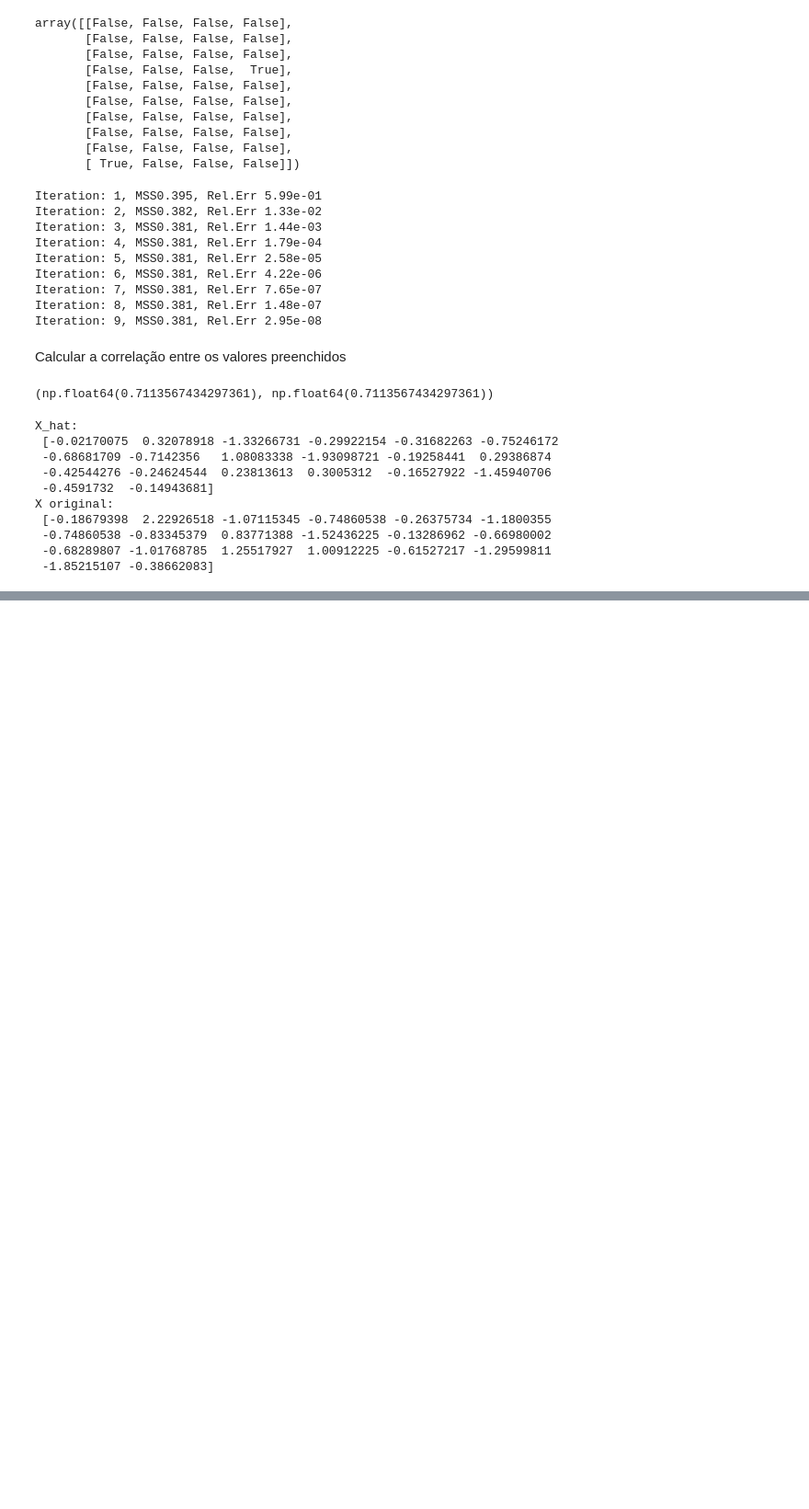
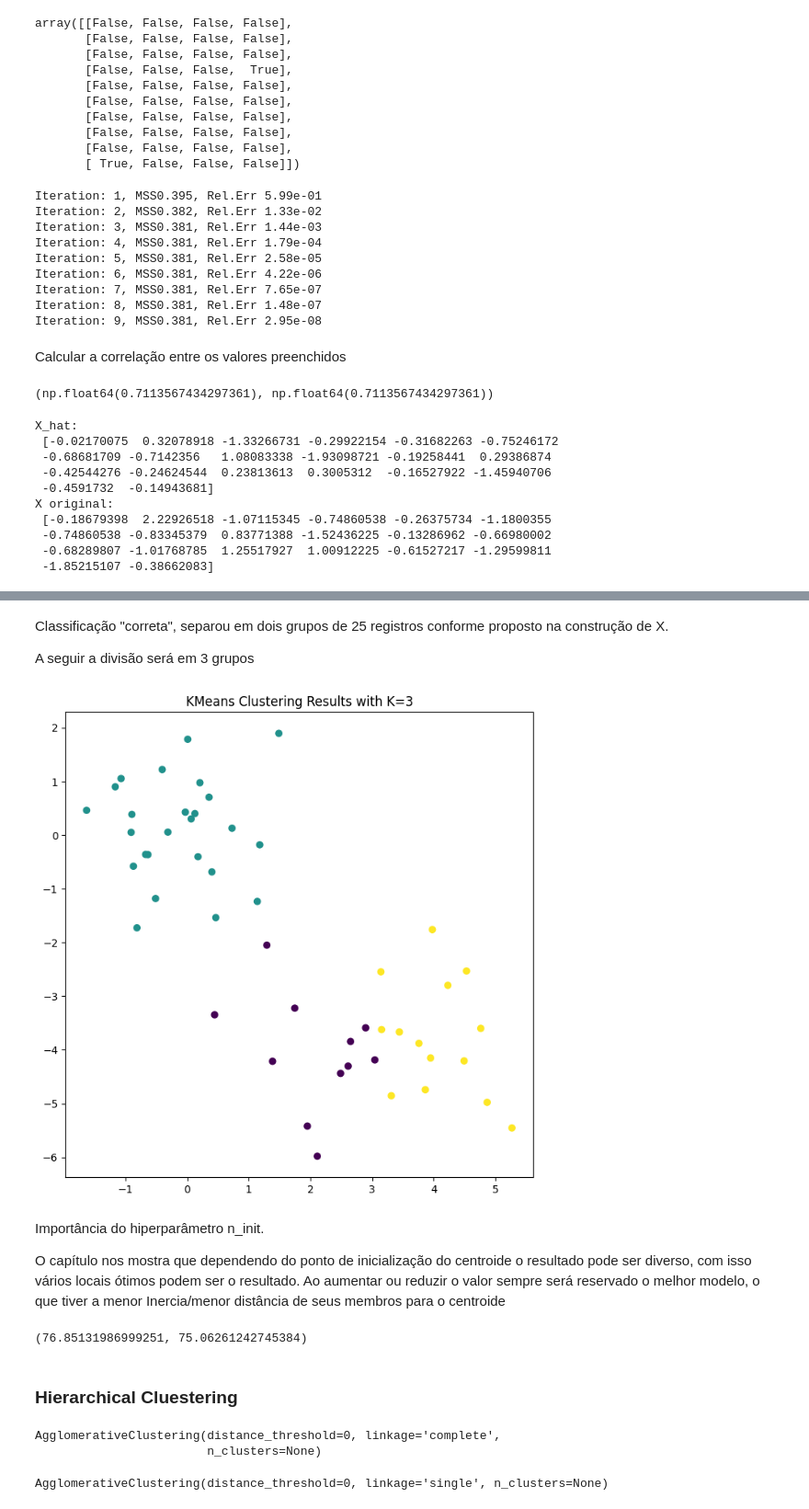
Before and after one commit to oliveira-silva-lucas/ISLP, a Jupyter notebook: Cap_12_Unsupervised_Learning/lab_12.ipynb, the cells around one changed output, grey strips where cells are left out. Shown at 92% size. Saved outputs shown, nothing was run; the diff lists cells and outputs as text; code cells hidden in the pictures; blank space fills up the shorter version.

```diff
--- a/Cap_12_Unsupervised_Learning/lab_12.ipynb
+++ b/Cap_12_Unsupervised_Learning/lab_12.ipynb
@@ -376,0 +412,46 @@ X original:
+# %% [markdown]
+Classificação "correta", separou em dois grupos de 25 registros conforme proposto na construção de X.
+
+A seguir a divisão será em 3 grupos
+# %%
+kmeans = KMeans(n_clusters=3, random_state=3, n_init=20).fit(X)
+fig, ax = plt.subplots(1,1,figsize=(8,8))
+ax.scatter(X[:, 0], X[:, 1], c=kmeans.labels_)
+ax.set_title("KMeans Clustering Results with K=3");
+# %% [output]
+[figure, added]
+# %% [markdown]
+Importância do hiperparâmetro n_init.
+
+O capítulo nos mostra que dependendo do ponto de inicialização do centroide o resultado pode ser diverso, com isso vários locais ótimos podem ser o resultado. Ao aumentar ou reduzir o valor sempre será reservado o melhor modelo, o que tiver a menor Inercia/menor distância de seus membros para o centroide
+# %%
+kmeans1 = KMeans(n_clusters=3, random_state=3, n_init=1).fit(X)
+kmeans20 = KMeans(n_clusters=3, random_state=3, n_init=20).fit(X)
+
+kmeans1.inertia_, kmeans20.inertia_
+# %% [output]
+(76.85131986999251, 75.06261242745384)
+# %% [markdown]
+### Hierarchical Cluestering ###
+# %%
+# Apenas simplificando o nome
+HClust = AgglomerativeClustering
+hc_comp = HClust(distance_threshold=0,
+                 n_clusters=None,
+                 linkage='complete')
+hc_comp.fit(X)
+# %% [output]
+AgglomerativeClustering(distance_threshold=0, linkage='complete',
+                        n_clusters=None)
+# %%
+hc_avg = HClust(distance_threshold=0,
+                n_clusters=None,
+                linkage='average')
+hc_avg.fit(X)
+
+hc_sing = HClust(distance_threshold=0,
+                n_clusters=None,
+                linkage='single')
+hc_sing.fit(X)
+# %% [output]
+AgglomerativeClustering(distance_threshold=0, linkage='single', n_clusters=None)
```
Also changed, not shown: parts of 15 cells of this notebook.
